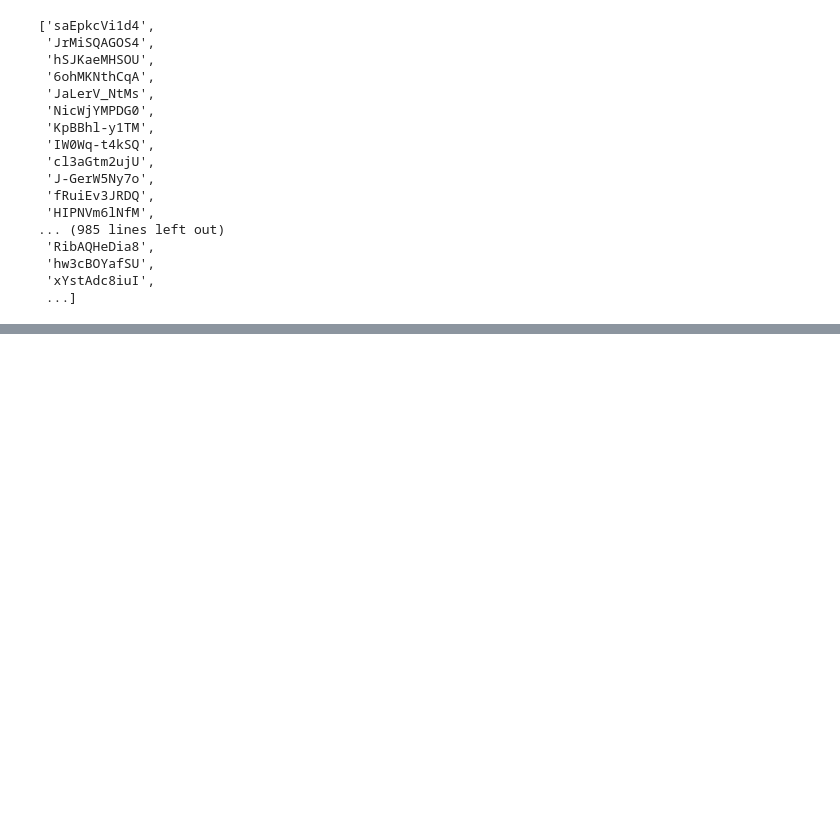
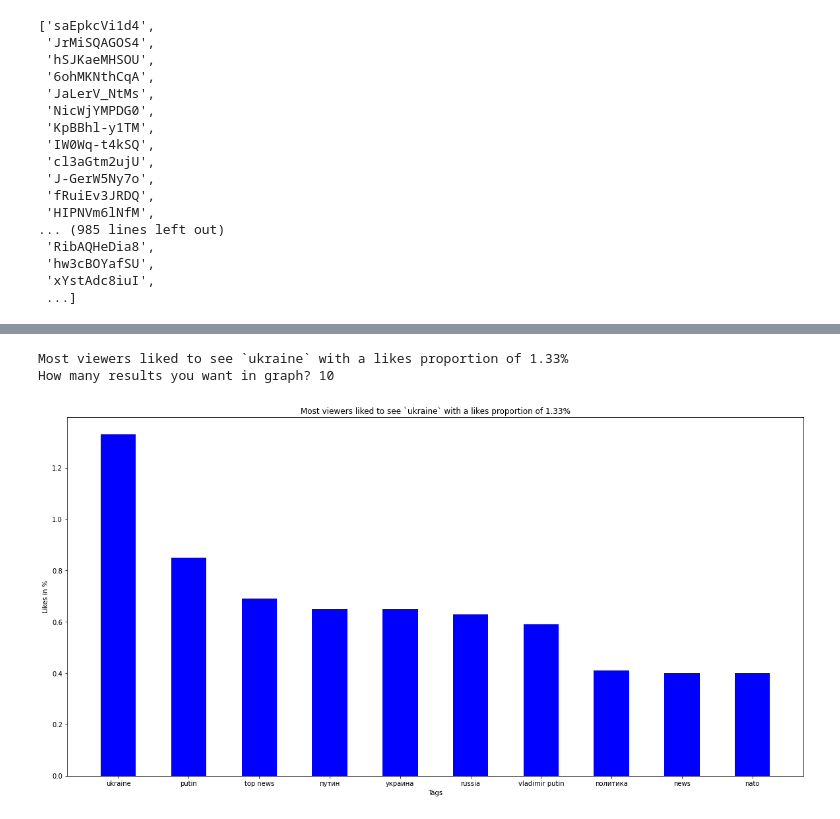
Before and after one commit to MihirS57/YouTube-Data-EDA, a Jupyter notebook: yt_data_eda.ipynb, the cells around one changed output, grey strips where cells are left out. Cells and saved outputs as stored; diff of their text form; code cells hidden in the pictures; blank space fills up the shorter version.

Commit message:
Dynamic statistics displayed in plots

```diff
--- a/yt_data_eda.ipynb
+++ b/yt_data_eda.ipynb
@@ -436,4 +361,0 @@ print(len(channel_json_data['items']))
-# %%
-response_from = requests.get(f'https://youtube.googleapis.com/youtube/v3/channels?part=snippet%2CcontentDetails%2Cstatistics&id={cs_channelids}&key={YT_API_KEY}')
-channel_json_data = json.loads(response_from.text)
-channel_json_data
@@ -444,4 +361,0 @@ channel_json_data_2
-# %%
-print(len(channel_json_data['items']),len(channel_json_data_2['items']))
-channel_json_data['items'] = [*channel_json_data['items'],*channel_json_data_2['items']]
-print(len(channel_json_data['items']))
@@ -559,34 +439,63 @@ def removeAllSplChars(word):
     for chars in spl_characters:
         word = word.replace(chars,'')
     return word
+# %%
+def plot_the_list(x_list, y_list, bar_color,x_label, y_label, graph_title):
+    fig = plt.figure(figsize = (20, 10))
+    plt.bar(x_list, y_list, color=bar_color,width = 0.5)
+    plt.xlabel(x_label)
+    plt.ylabel(y_label)
+    plt.title(graph_title)
+    plt.show()
+# %%
+def make_a_list(sorted_entities):
+    max_results = int(input('How many results you want in graph? '))
+    key_list = []
+    val_list = []
+    if len(sorted_entities) > max_results:
+        for x in range(0,max_results):
+            key_list.append(sorted_entities[x][0])
+            val_list.append(sorted_entities[x][1])
+    else:
+        for x in range(0,len(sorted_entities)):
+            key_list.append(sorted_entities[x][0])
+            val_list.append(sorted_entities[x][1])
+    #print(key_list, val_list)
+    return key_list, val_list
 # %%
 tag_list = []
 tag_likes = []
 total_likes = 0
 max_likes = 0
 max_likes_tag = -1
 tag_dict_likes = {}
 tag_likes_dist = {}
 for idx,tags_list in enumerate(yt_data['videoTags']):
     if tags_list[0] != 'NA':
         for tag in tags_list:
             tag = removeAllSplChars(tag)
             tag = tag.lower()
             if tag in tag_dict_likes:
                 tag_dict_likes[tag] = tag_dict_likes[tag]+yt_data['videoLikes'][idx]
             else:
                 tag_dict_likes[tag] = yt_data['videoLikes'][idx]
             total_likes = total_likes + yt_data['videoLikes'][idx]
 #print(tag_dict_likes)
 for tag in tag_dict_likes:
     tag_likes_dist[tag] = round((tag_dict_likes[tag]/total_likes)*100, 2)
     if max_likes < tag_likes_dist[tag]:
         max_likes = tag_likes_dist[tag]
         max_likes_tag = tag
 tag_list = list(tag_dict_likes.keys())
 tag_likes = list(tag_dict_likes.values())
 print(f'Most viewers liked to see `{max_likes_tag}` with a likes proportion of {max_likes}%')
 sort_likes = sorted(tag_likes_dist.items(), key=lambda x: x[1], reverse=True)
-print(sort_likes)
+tag_list,tag_likes = make_a_list(sort_likes)
+plot_the_list(x_list=tag_list, y_list=tag_likes, bar_color='blue',x_label='Tags', y_label='Likes in %', graph_title=f'Most viewers liked to see `{max_likes_tag}` with a likes proportion of {max_likes}%')
+#print(tag_list,tag_likes)
+# %% [output]
+Most viewers liked to see `ukraine` with a likes proportion of 1.33%
+How many results you want in graph? 10
+[figure, added]
 # %%
 %matplotlib qt
```
Also changed, not shown: parts of 30 cells of this notebook.
